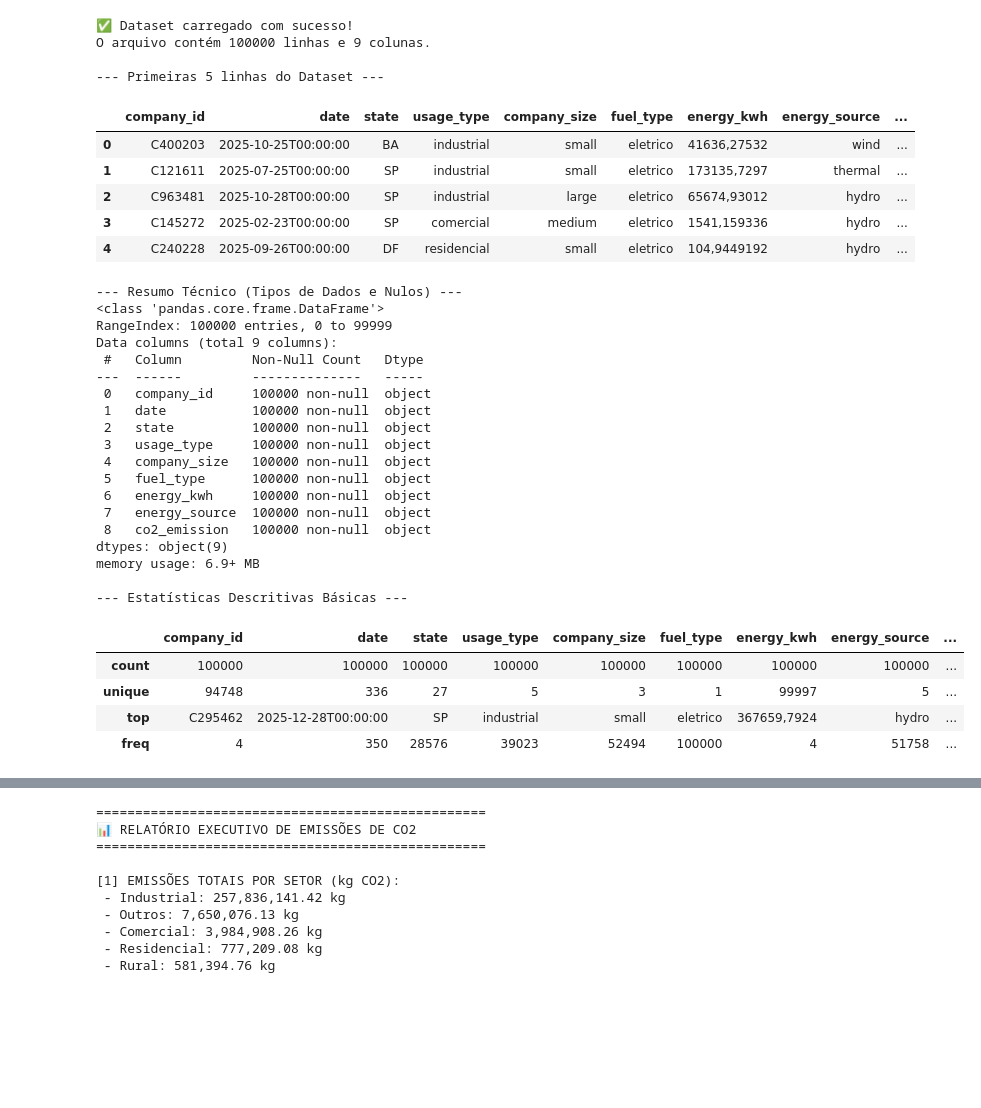
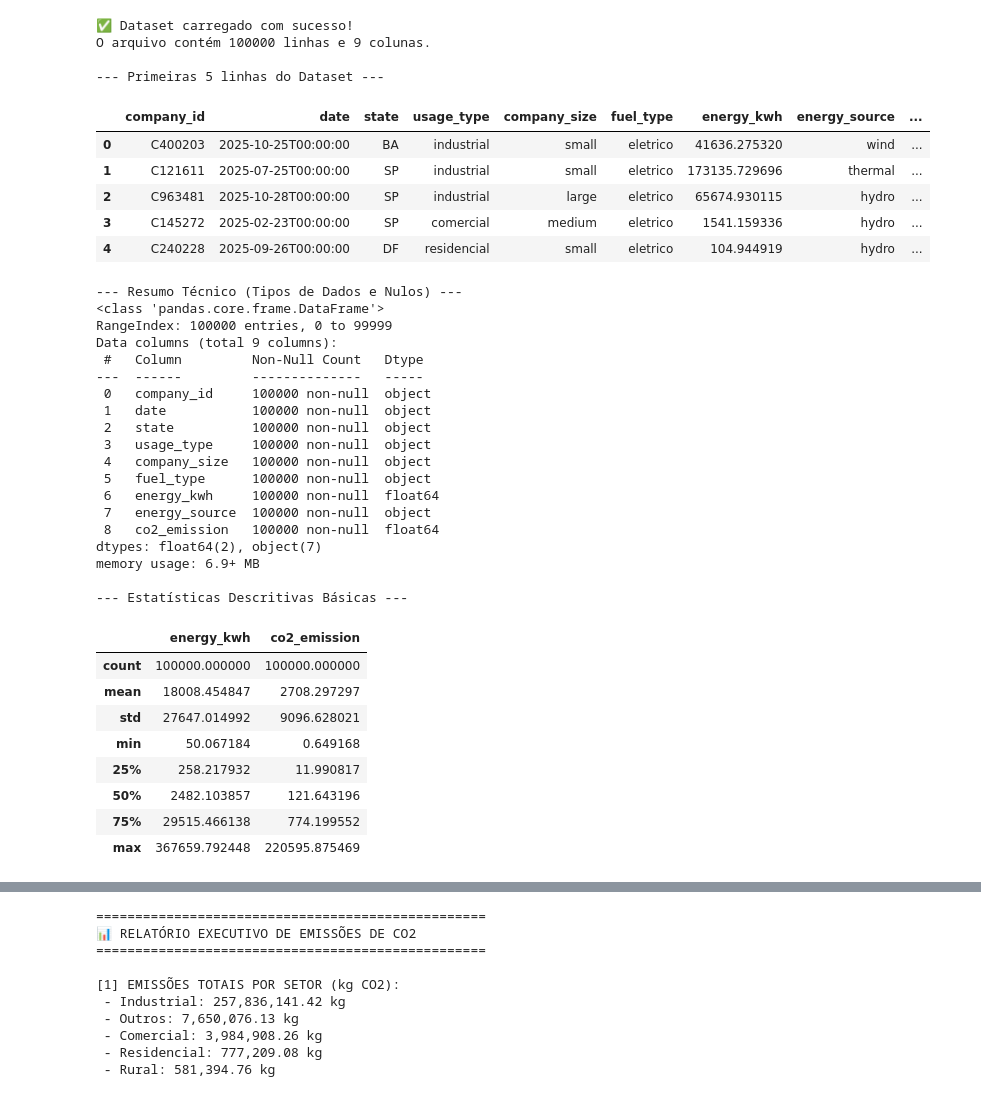
Before and after one commit to carbon-footprint-analysis/carbon-footprint-analysis, a Jupyter notebook: notebooks/CarbonFootprintAnalysis.ipynb, the cells around one changed output, grey strips where cells are left out. Cells and saved outputs as stored; diff of their text form; code cells hidden in the pictures; blank space fills up the shorter version.

Commit message:
Add files via upload
Atualização arquivo .pynb

```diff
--- a/notebooks/CarbonFootprintAnalysis.ipynb
+++ b/notebooks/CarbonFootprintAnalysis.ipynb
@@ -38,10 +31,11 @@ print("\n🚀 Estrutura pronta para começar o projeto!")
 import pandas as pd
 
 # 1. Definir o caminho exato onde o arquivo está
-caminho_dados = '/content/Analise_Pegada_Carbono/dados/brutos/consumo_energia_emissoes_br.csv'
+# CORREÇÃO: Usar o link 'raw' do GitHub para acessar o arquivo diretamente.
+caminho_dados = 'https://raw.githubusercontent.com/carbon-footprint-analysis/carbon-footprint-analysis/main/notebooks/consumo_energia_emissoes_br.xlsx'
 
 # 2. Carregar o dataset usando o pandas
-df = pd.read_csv(caminho_dados)
+df = pd.read_excel(caminho_dados)
 
 # 3. Inspeção Visual
 print("✅ Dataset carregado com sucesso!")
@@ -50,46 +44,50 @@ print(f"O arquivo contém {df.shape[0]} linhas e {df.shape[1]} colunas.\n")
 print("--- Primeiras 5 linhas do Dataset ---")
 display(df.head())
 
 print("\n--- Resumo Técnico (Tipos de Dados e Nulos) ---")
 df.info()
 
 print("\n--- Estatísticas Descritivas Básicas ---")
 display(df.describe())
 # %% [output]
 ✅ Dataset carregado com sucesso!
 O arquivo contém 100000 linhas e 9 colunas.
 
 --- Primeiras 5 linhas do Dataset ---
 |  | company_id | date | state | usage_type | company_size | fuel_type | energy_kwh | energy_source | ... |
-| 0 | C400203 | 2025-10-25T00:00:00 | BA | industrial | small | eletrico | 41636,27532 | wind | ... |
-| 1 | C121611 | 2025-07-25T00:00:00 | SP | industrial | small | eletrico | 173135,7297 | thermal | ... |
-| 2 | C963481 | 2025-10-28T00:00:00 | SP | industrial | large | eletrico | 65674,93012 | hydro | ... |
-| 3 | C145272 | 2025-02-23T00:00:00 | SP | comercial | medium | eletrico | 1541,159336 | hydro | ... |
-| 4 | C240228 | 2025-09-26T00:00:00 | DF | residencial | small | eletrico | 104,9449192 | hydro | ... |
+| 0 | C400203 | 2025-10-25T00:00:00 | BA | industrial | small | eletrico | 41636.275320 | wind | ... |
+| 1 | C121611 | 2025-07-25T00:00:00 | SP | industrial | small | eletrico | 173135.729696 | thermal | ... |
+| 2 | C963481 | 2025-10-28T00:00:00 | SP | industrial | large | eletrico | 65674.930115 | hydro | ... |
+| 3 | C145272 | 2025-02-23T00:00:00 | SP | comercial | medium | eletrico | 1541.159336 | hydro | ... |
+| 4 | C240228 | 2025-09-26T00:00:00 | DF | residencial | small | eletrico | 104.944919 | hydro | ... |
 --- Resumo Técnico (Tipos de Dados e Nulos) ---
 <class 'pandas.core.frame.DataFrame'>
 RangeIndex: 100000 entries, 0 to 99999
 Data columns (total 9 columns):
  #   Column         Non-Null Count   Dtype
 ---  ------         --------------   -----
  0   company_id     100000 non-null  object
  1   date           100000 non-null  object
  2   state          100000 non-null  object
  3   usage_type     100000 non-null  object
  4   company_size   100000 non-null  object
  5   fuel_type      100000 non-null  object
- 6   energy_kwh     100000 non-null  object
+ 6   energy_kwh     100000 non-null  float64
  7   energy_source  100000 non-null  object
- 8   co2_emission   100000 non-null  object
-dtypes: object(9)
+ 8   co2_emission   100000 non-null  float64
+dtypes: float64(2), object(7)
 memory usage: 6.9+ MB
 
 --- Estatísticas Descritivas Básicas ---
-|  | company_id | date | state | usage_type | company_size | fuel_type | energy_kwh | energy_source | ... |
-| count | 100000 | 100000 | 100000 | 100000 | 100000 | 100000 | 100000 | 100000 | ... |
-| unique | 94748 | 336 | 27 | 5 | 3 | 1 | 99997 | 5 | ... |
-| top | C295462 | 2025-12-28T00:00:00 | SP | industrial | small | eletrico | 367659,7924 | hydro | ... |
-| freq | 4 | 350 | 28576 | 39023 | 52494 | 100000 | 4 | 51758 | ... |
+|  | energy_kwh | co2_emission |
+| count | 100000.000000 | 100000.000000 |
+| mean | 18008.454847 | 2708.297297 |
+| std | 27647.014992 | 9096.628021 |
+| min | 50.067184 | 0.649168 |
+| 25% | 258.217932 | 11.990817 |
+| 50% | 2482.103857 | 121.643196 |
+| 75% | 29515.466138 | 774.199552 |
+| max | 367659.792448 | 220595.875469 |
 # %%
 # 1. Converter a coluna de data para o formato correto de data
 df['date'] = pd.to_datetime(df['date'])
```
Also changed, not shown: parts of 2 cells of this notebook.
